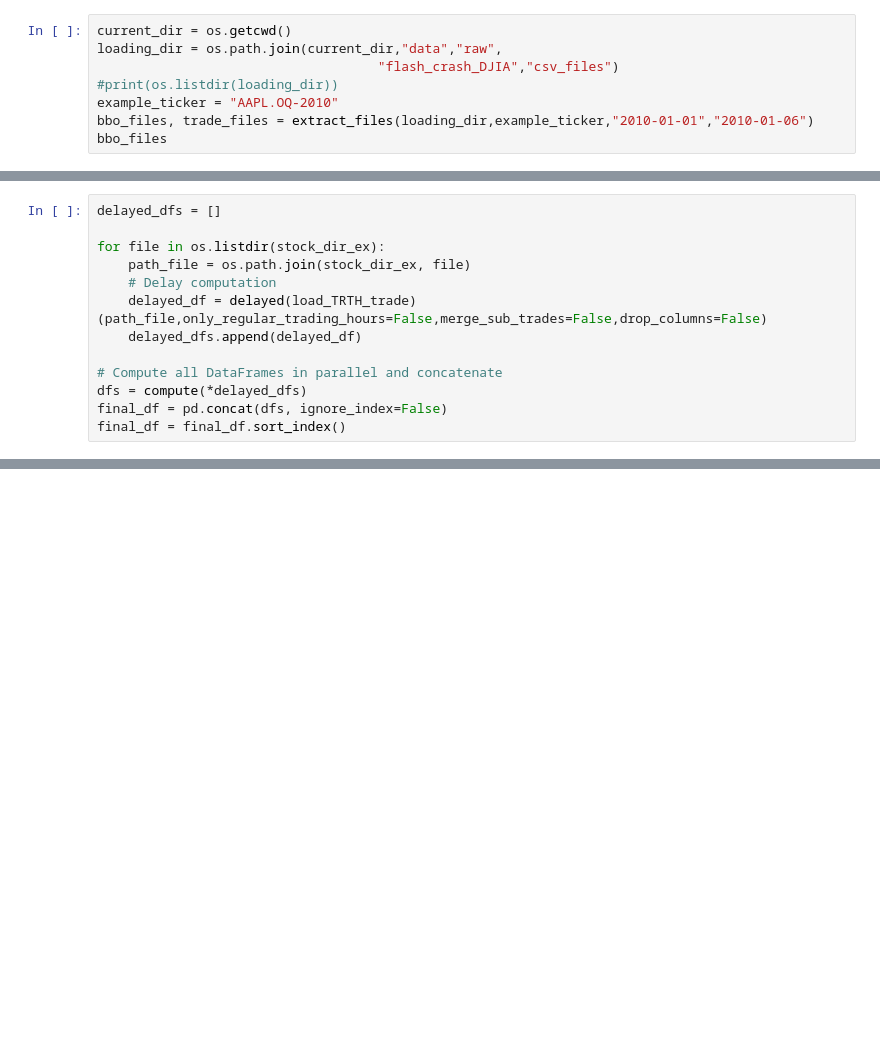
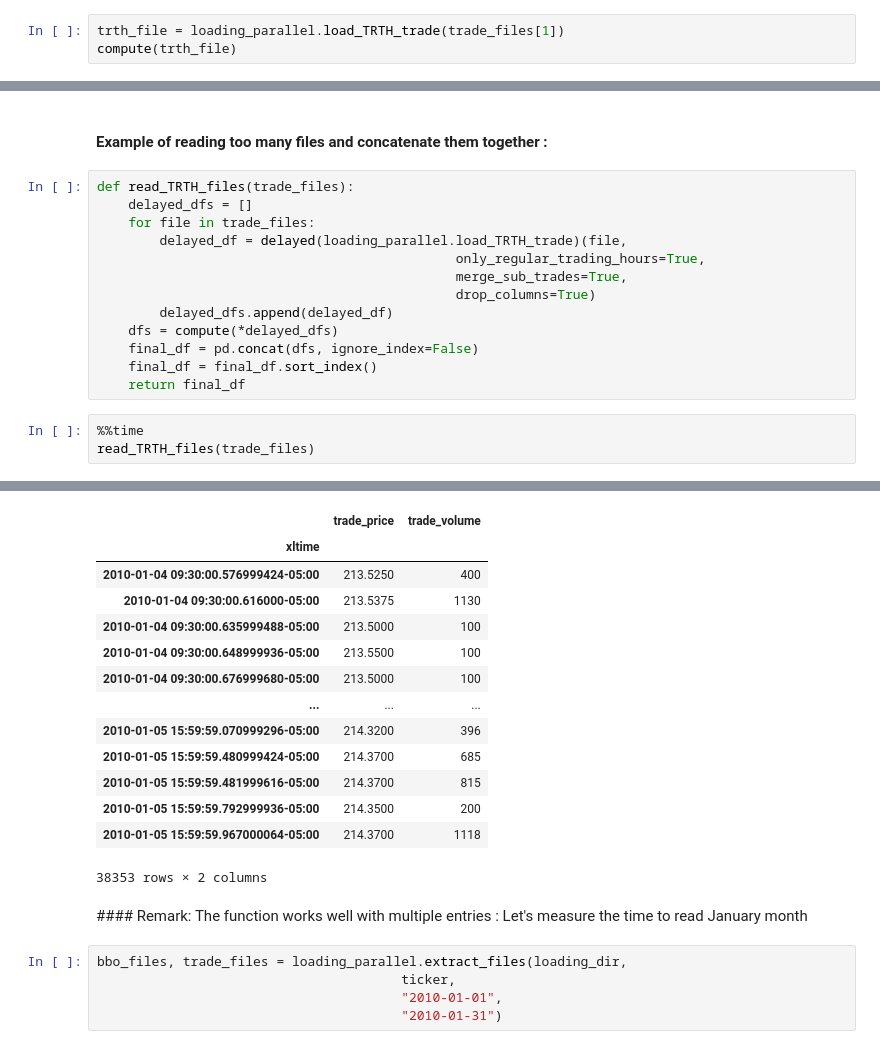
Before and after one commit to yassinech2/Flash_crash, a Jupyter notebook: 1_2Exploring-Data.ipynb, the cells around one changed output, grey strips where cells are left out. Drawn from its saved outputs; the diff is of its cells as text; blank space fills up the shorter version.

```diff
--- a/1_2Exploring-Data.ipynb
+++ b/1_2Exploring-Data.ipynb
@@ -158,9 +47,4 @@ def extract_files(base_dir, ticker, start_date, end_date):
 # %%
-current_dir = os.getcwd()
-loading_dir = os.path.join(current_dir,"data","raw",
-                                    "flash_crash_DJIA","csv_files")
-#print(os.listdir(loading_dir))
-example_ticker = "AAPL.OQ-2010"
-bbo_files, trade_files = extract_files(loading_dir,example_ticker,"2010-01-01","2010-01-06")
-bbo_files
+trth_file = loading_parallel.load_TRTH_trade(trade_files[1])
+compute(trth_file)
 # %% [output]
@@ -171,13 +66,19 @@ bbo_files
-# %%
-delayed_dfs = []
-
-for file in os.listdir(stock_dir_ex):
-    path_file = os.path.join(stock_dir_ex, file)
-    # Delay computation
-    delayed_df = delayed(load_TRTH_trade)(path_file,only_regular_trading_hours=False,merge_sub_trades=False,drop_columns=False)
-    delayed_dfs.append(delayed_df)
-
-# Compute all DataFrames in parallel and concatenate
-dfs = compute(*delayed_dfs)
-final_df = pd.concat(dfs, ignore_index=False)
-final_df = final_df.sort_index()
+# %% [markdown]
+#### Example of reading too many files and concatenate them together :
+# %%
+def read_TRTH_files(trade_files):
+    delayed_dfs = []
+    for file in trade_files:
+        delayed_df = delayed(loading_parallel.load_TRTH_trade)(file,
+                                              only_regular_trading_hours=True,
+                                              merge_sub_trades=True,
+                                              drop_columns=True)
+        delayed_dfs.append(delayed_df)
+    dfs = compute(*delayed_dfs)
+    final_df = pd.concat(dfs, ignore_index=False)
+    final_df = final_df.sort_index()
+    return final_df
+# %%
+%%time
+read_TRTH_files(trade_files)
+# %% [output]
@@ -183,0 +87,22 @@ final_df = final_df.sort_index()
+|  | trade_price | trade_volume |
+| xltime |  |  |
+| 2010-01-04 09:30:00.576999424-05:00 | 213.5250 | 400 |
+| 2010-01-04 09:30:00.616000-05:00 | 213.5375 | 1130 |
+| 2010-01-04 09:30:00.635999488-05:00 | 213.5000 | 100 |
+| 2010-01-04 09:30:00.648999936-05:00 | 213.5500 | 100 |
+| 2010-01-04 09:30:00.676999680-05:00 | 213.5000 | 100 |
+| ... | ... | ... |
+| 2010-01-05 15:59:59.070999296-05:00 | 214.3200 | 396 |
+| 2010-01-05 15:59:59.480999424-05:00 | 214.3700 | 685 |
+| 2010-01-05 15:59:59.481999616-05:00 | 214.3700 | 815 |
+| 2010-01-05 15:59:59.792999936-05:00 | 214.3500 | 200 |
+| 2010-01-05 15:59:59.967000064-05:00 | 214.3700 | 1118 |
+38353 rows × 2 columns
+# %% [markdown]
+#### Remark: The function works well with multiple entries :
+Let's measure the time to read January month
+# %%
+bbo_files, trade_files = loading_parallel.extract_files(loading_dir,
+                                       ticker,
+                                       "2010-01-01",
+                                       "2010-01-31")
```
Also changed, not shown: parts of 33 cells of this notebook.
